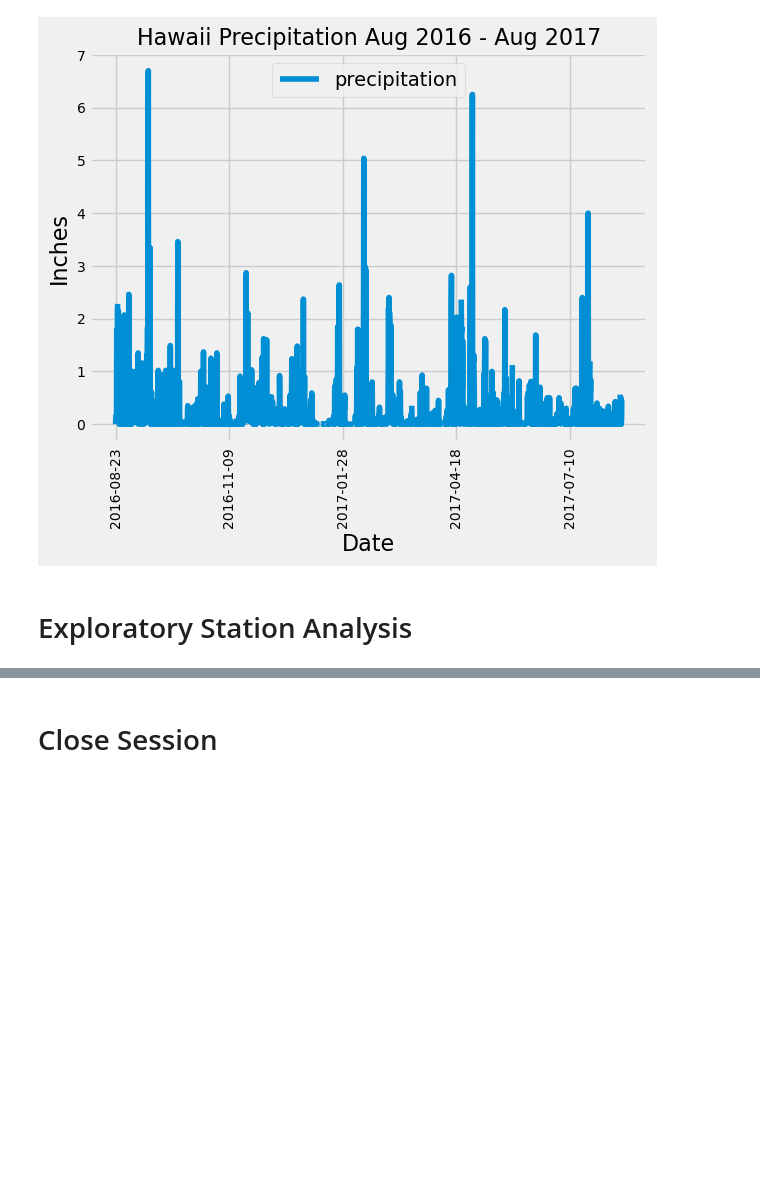
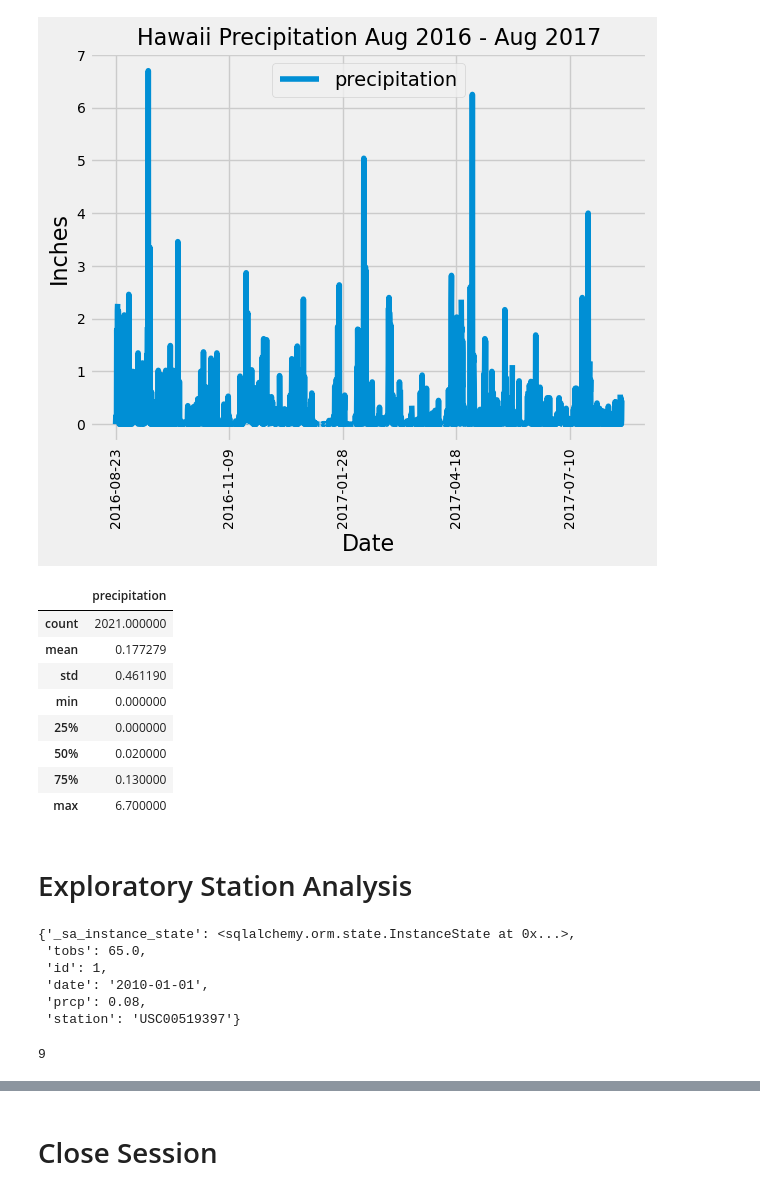
Before and after one commit to meehal0203/sqlalchemy-challenge, a Jupyter notebook: Surfsup/climate_starter.ipynb, the cells around one changed output, grey strips where cells are left out. Saved outputs shown, nothing was run; the diff lists cells and outputs as text; code cells hidden in the pictures; blank space fills up the shorter version.

```diff
--- a/Surfsup/climate_starter.ipynb
+++ b/Surfsup/climate_starter.ipynb
@@ -93,10 +93,37 @@ plt.show()
 [figure]
 # %%
 # Use Pandas to calculate the summary statistics for the precipitation data
+hawaii_df.describe(
+)
+# %% [output]
+|  | precipitation |
+| count | 2021.000000 |
+| mean | 0.177279 |
+| std | 0.461190 |
+| min | 0.000000 |
+| 25% | 0.000000 |
+| 50% | 0.020000 |
+| 75% | 0.130000 |
+| max | 6.700000 |
 # %% [markdown]
 # Exploratory Station Analysis
+# %%
+# look at first row to see columns etc
+first_row = session.query(Measurement).first()
+first_row.__dict__
+# %% [output]
+{'_sa_instance_state': <sqlalchemy.orm.state.InstanceState at 0x...>,
+ 'tobs': 65.0,
+ 'id': 1,
+ 'date': '2010-01-01',
+ 'prcp': 0.08,
+ 'station': 'USC00519397'}
 # %%
 # Design a query to calculate the total number of stations in the dataset
+total_stations = session.query(Station.id).count()
+total_stations
+# %% [output]
+9
 # %%
 # Design a query to find the most active stations (i.e. which stations have the most rows?)
 # List the stations and their counts in descending order.
```
Also changed, not shown: parts of 3 cells of this notebook.
